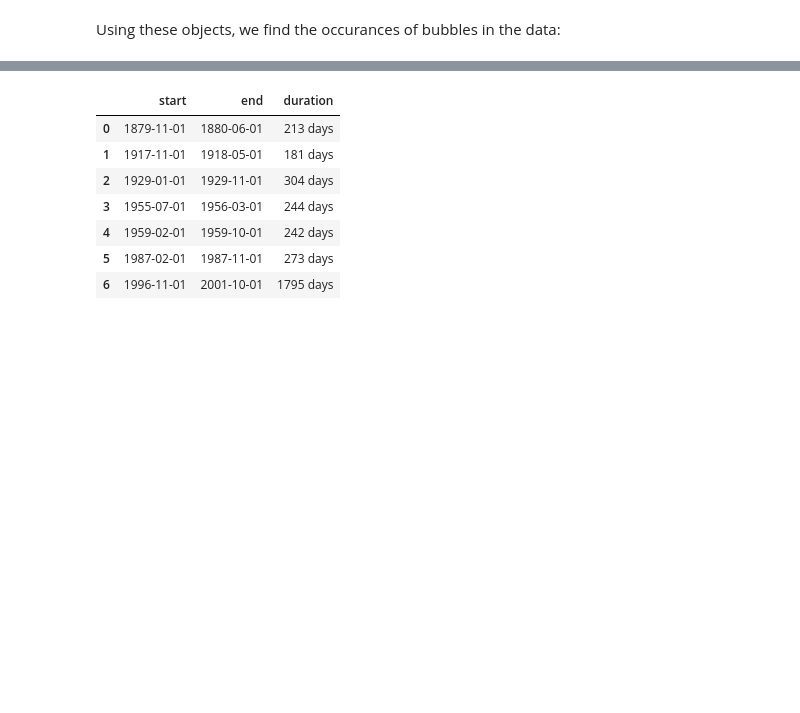
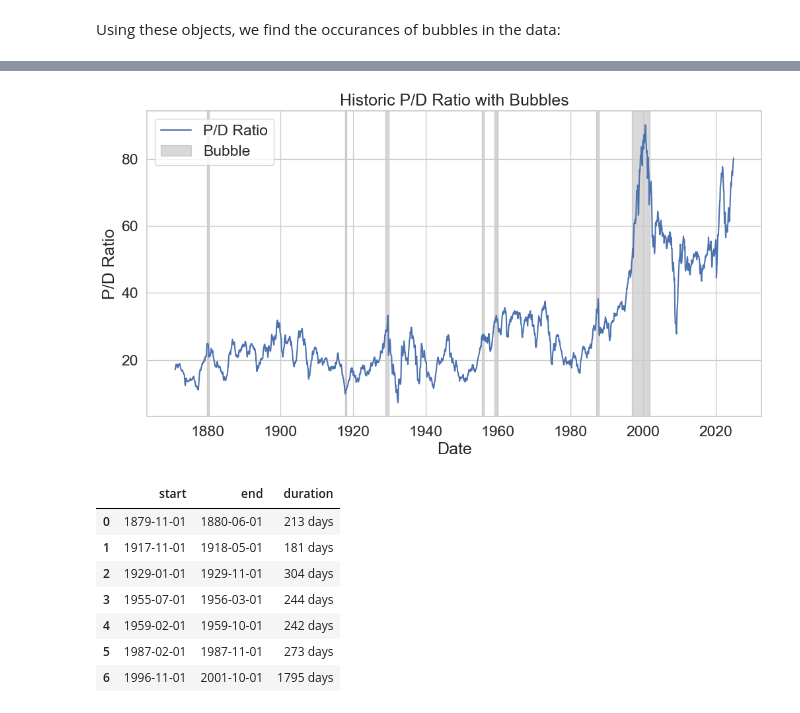
Before and after one commit to joseparreiras/psytest, a Jupyter notebook: docs/notebooks/replication.ipynb, the cells around one changed output, grey strips where cells are left out. Saved outputs shown, nothing was run; the diff lists cells and outputs as text; code cells hidden in the pictures; blank space fills up the shorter version.

```diff
--- a/docs/notebooks/replication.ipynb
+++ b/docs/notebooks/replication.ipynb
@@ -92,3 +96,21 @@ plt.show()
+# %%
+plt.plot(pdratio, label="P/D Ratio")
+for i, bubble in enumerate(bubbles):
+    plt.axvspan(
+        bubble[0],
+        bubble[1] if bubble[1] is not None else pdratio.index[-1],
+        color="gray",
+        alpha=0.3,
+        zorder=-1,
+        label="Bubble" if i == 0 else None,
+    )
+plt.legend()
+plt.title("Historic P/D Ratio with Bubbles")
+plt.xlabel("Date")
+plt.ylabel("P/D Ratio")
+plt.show()
+# %% [output]
+[figure, added]
 # %%
 bubbles_table: pd.DataFrame = pd.DataFrame(bubbles, columns=["start", "end"]).assign(
     duration=lambda x: x["end"] - x["start"],
```
Also changed, not shown: parts of 2 cells of this notebook, 56 other files.
